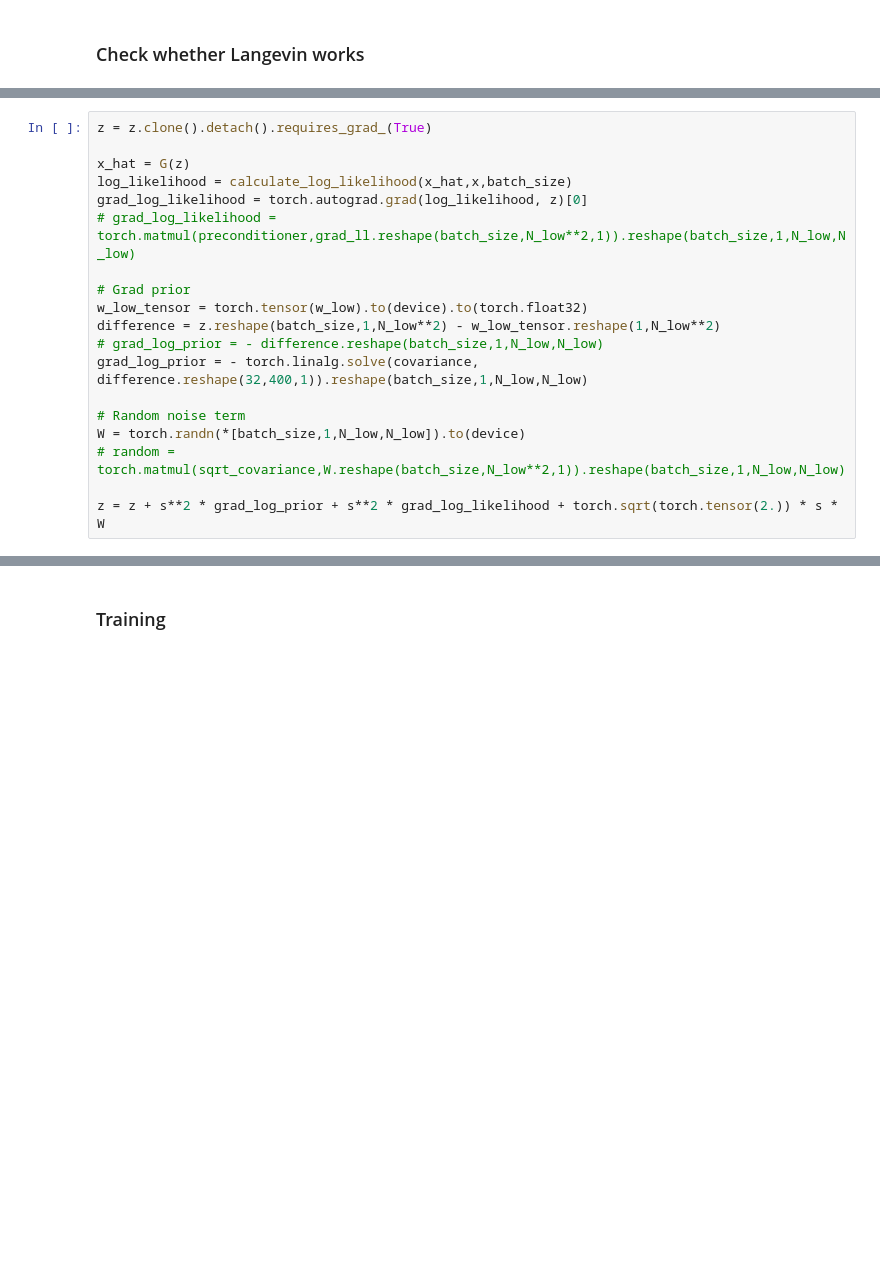
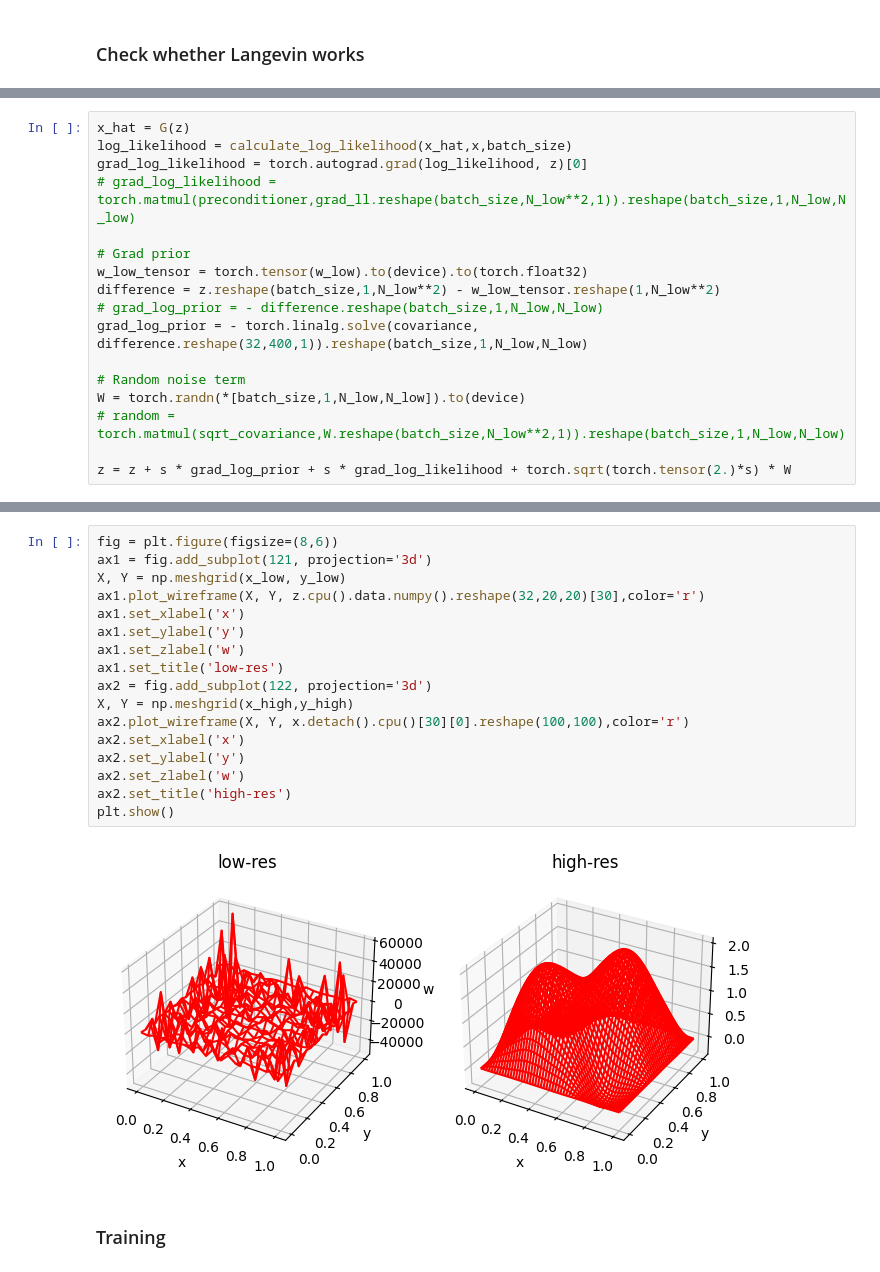
Before and after one commit to ypzpy/PDE-Super-resolution, a Jupyter notebook: train.ipynb, the cells around one changed output, grey strips where cells are left out. Saved outputs shown, nothing was run; the diff lists cells and outputs as text; blank space fills up the shorter version.

```diff
--- a/train.ipynb
+++ b/train.ipynb
@@ -166,6 +166,4 @@ z = sample_p_0(batch_size)
 # %%
-z = z.clone().detach().requires_grad_(True)
-
 x_hat = G(z)
 log_likelihood = calculate_log_likelihood(x_hat,x,batch_size)
 grad_log_likelihood = torch.autograd.grad(log_likelihood, z)[0]
@@ -181,7 +179,7 @@ grad_log_prior = - torch.linalg.solve(covariance, difference.reshape(32,400,1)).
 W = torch.randn(*[batch_size,1,N_low,N_low]).to(device)
 # random = torch.matmul(sqrt_covariance,W.reshape(batch_size,N_low**2,1)).reshape(batch_size,1,N_low,N_low)
 
-z = z + s**2 * grad_log_prior + s**2 * grad_log_likelihood + torch.sqrt(torch.tensor(2.)) * s * W
+z = z + s * grad_log_prior + s * grad_log_likelihood + torch.sqrt(torch.tensor(2.)*s) * W
 # %%
 z
 # %% [output]
@@ -204,4 +202,23 @@ tensor([[[[ 3.8426e+04,  4.1267e+05, -1.2495e+05,  ..., -6.2426e+05,
        grad_fn=<AddBackward0>)
+# %%
+fig = plt.figure(figsize=(8,6))
+ax1 = fig.add_subplot(121, projection='3d')
+X, Y = np.meshgrid(x_low, y_low)
+ax1.plot_wireframe(X, Y, z.cpu().data.numpy().reshape(32,20,20)[30],color='r')
+ax1.set_xlabel('x')
+ax1.set_ylabel('y')
+ax1.set_zlabel('w')
+ax1.set_title('low-res')
+ax2 = fig.add_subplot(122, projection='3d')
+X, Y = np.meshgrid(x_high,y_high)
+ax2.plot_wireframe(X, Y, x.detach().cpu()[30][0].reshape(100,100),color='r')
+ax2.set_xlabel('x')
+ax2.set_ylabel('y')
+ax2.set_zlabel('w')
+ax2.set_title('high-res')
+plt.show()
+# %% [output]
+[figure, added]
 # %% [markdown]
 ### Training
 # %%
```
Also changed, not shown: parts of 7 cells of this notebook.
